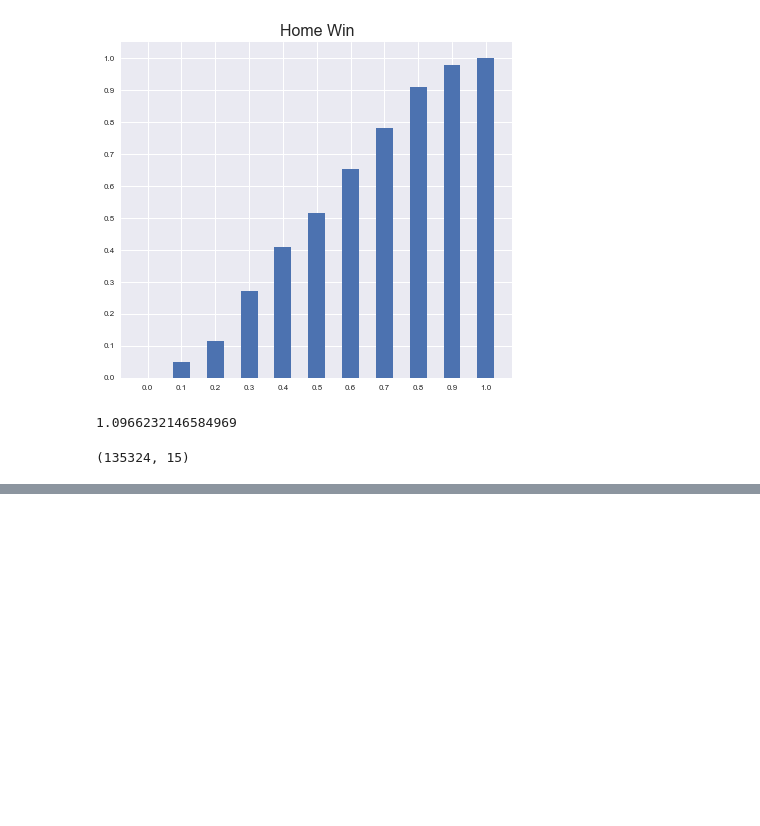
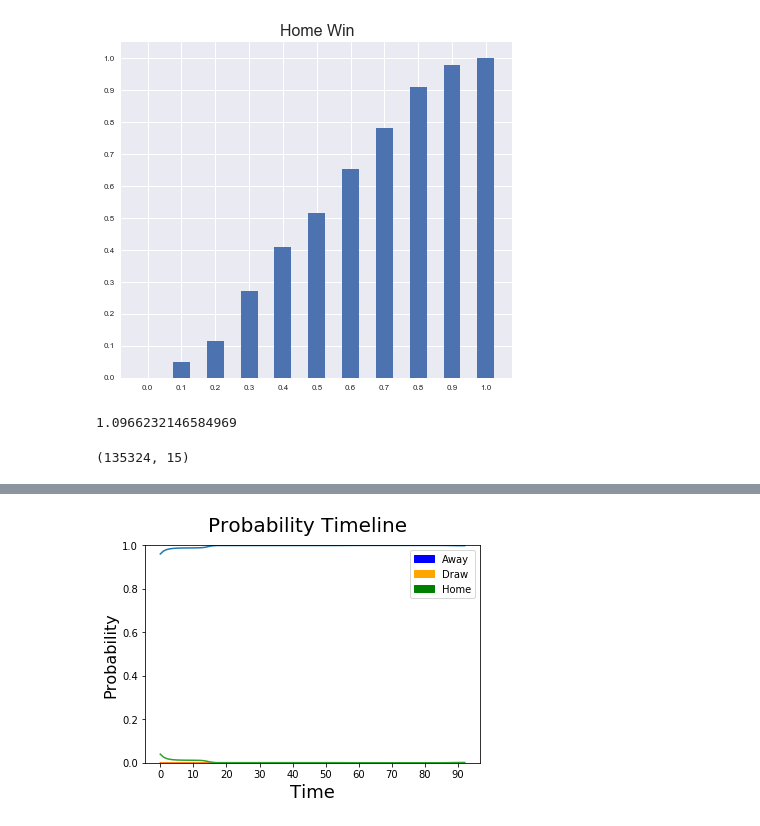
Before and after one commit to jay-z007/CSE519-2017-111463646, a Jupyter notebook: Project/model.ipynb, the cells around one changed output, grey strips where cells are left out. Cells and saved outputs as stored; diff of their text form; code cells hidden in the pictures; blank space fills up the shorter version.

```diff
--- a/Project/model.ipynb
+++ b/Project/model.ipynb
@@ -18,18 +18,28 @@ from sklearn import metrics
 from math import log
 from sklearn.ensemble import RandomForestClassifier
 from sklearn.neural_network import MLPClassifier
-
+import matplotlib.patches as mpatches
 # %pylab inline
 
 def plot_prob_timeline(data,label):
     xtick = range(0, 91, 10)
     fig = plt.figure()
-    plt.plot(data)
+    a = plt.plot(data[:,0])
+    d = plt.plot(data[:,1])
+    h = plt.plot(data[:,2])
     fig.suptitle(label, fontsize=20)
+    dim = 300
     plt.ylim([0,1])
+
     plt.xlabel('Time', fontsize=18)
     plt.ylabel('Probability', fontsize=16)
+    blue_patch = mpatches.Patch(color='blue', label='Away')
+    orange_patch = mpatches.Patch(color='orange', label='Draw')
+    green_patch = mpatches.Patch(color='green', label='Home')
+
+    plt.legend(handles=[blue_patch,orange_patch,green_patch])
     plt.xticks(xtick)
+    plt.show()
 
 def eval_probs(y_prob,y_test, labels=[-1,0,1],show_plot=False):
     """
@@ -303,0 +344,12 @@ print metrics.accuracy_score(y_test, y_pred)
+# %%
+with open("./data/train/train_data.pkl") as infile:
+    temp_data = pkl.load(infile)
+temp_data = temp_data.loc[temp_data['match_id'] == 1510605206930]
+X,Y= preprocessData(temp_data)
+# X = temp_data.drop(['winner', 'date', 'match_id', 'home_team', 'away_team'], axis=1)
+# Y = temp_data['winner']
+# X_train, X_test, y_train, y_test = train_test_split(X, Y, test_size=0.1)
+
+y_prob = mlp.predict_proba(X)
+# A = X_train.loc[X_train['match_id'] == 1510602646114]
+# A=A.drop([  'date', 'match_id', 'home_team', 'away_team'], axis=1)
@@ -303,0 +409,4 @@ print metrics.accuracy_score(y_test, y_pred)
+# %%
+plot_prob_timeline(y_prob,'Probability Timeline')
+# %% [output]
+[figure, added]
```
Also changed, not shown: parts of 14 cells of this notebook.
